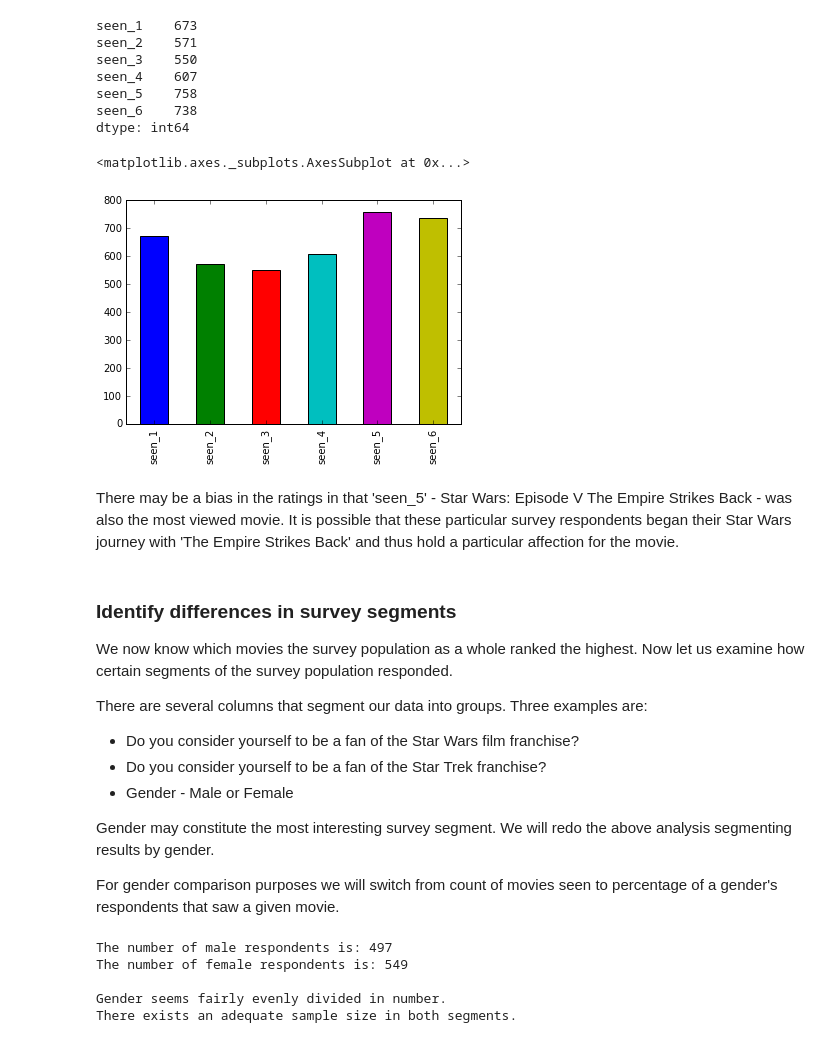
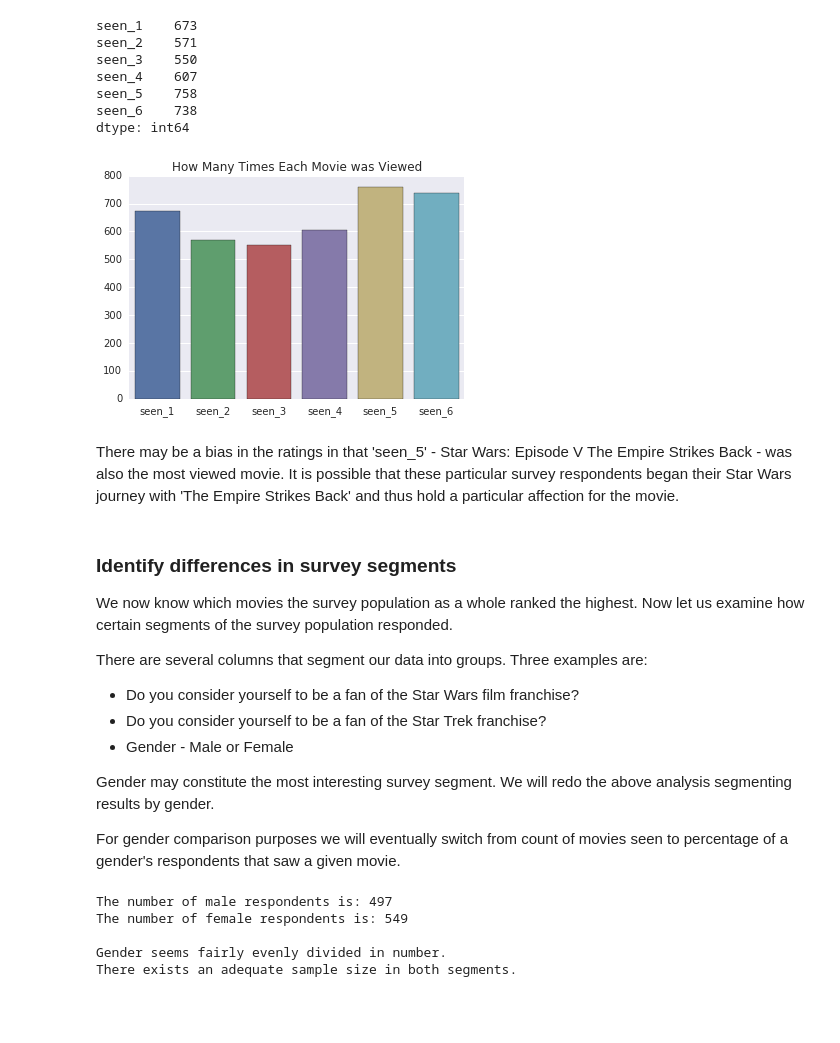
Before and after one commit to michaelwahlin/star-wars-survey, a Jupyter notebook: Basics.ipynb, the cells around one changed output. Saved outputs shown, nothing was run; the diff lists cells and outputs as text; code cells hidden in the pictures; blank space fills up the shorter version.

```diff
--- a/Basics.ipynb
+++ b/Basics.ipynb
@@ -393,11 +401,12 @@ seen_4    607
 seen_5    758
 seen_6    738
 dtype: int64
-# %%
-movie_seen_count.plot(kind='bar')
-# %% [output]
-<matplotlib.axes._subplots.AxesSubplot at 0x...>
-[figure, removed]
+# %%
+ax = sns.barplot(x=movie_seen_count.index, y=movie_seen_count.values)
+ax.set_title('How Many Times Each Movie was Viewed')
+plt.show()
+# %% [output]
+[figure, added]
 # %% [markdown]
 There may be a bias in the ratings in that 'seen_5' - Star Wars: Episode V The Empire Strikes Back - was also the most viewed movie. It is possible that these particular survey respondents began their Star Wars journey with 'The Empire Strikes Back' and thus hold a particular affection for the movie.
 # %% [markdown]
@@ -411,7 +420,7 @@ There are several columns that segment our data into groups. Three examples are:
 
 Gender may constitute the most interesting survey segment. We will redo the above analysis segmenting results by gender.
 
-For gender comparison purposes we will switch from count of movies seen to percentage of a gender's respondents that saw a given movie.
+For gender comparison purposes we will eventually switch from count of movies seen to percentage of a gender's respondents that saw a given movie.
 # %%
 star_wars_males = star_wars[star_wars['Gender'] == 'Male']
 star_wars_females = star_wars[star_wars['Gender'] == 'Female']
```
Also changed, not shown: parts of 25 cells of this notebook.
